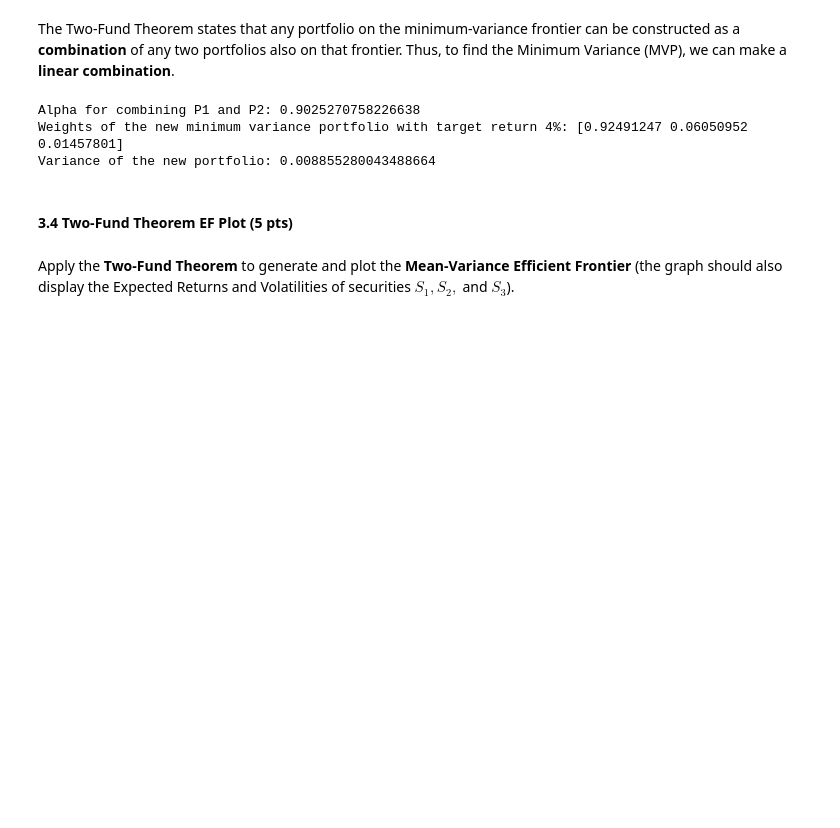
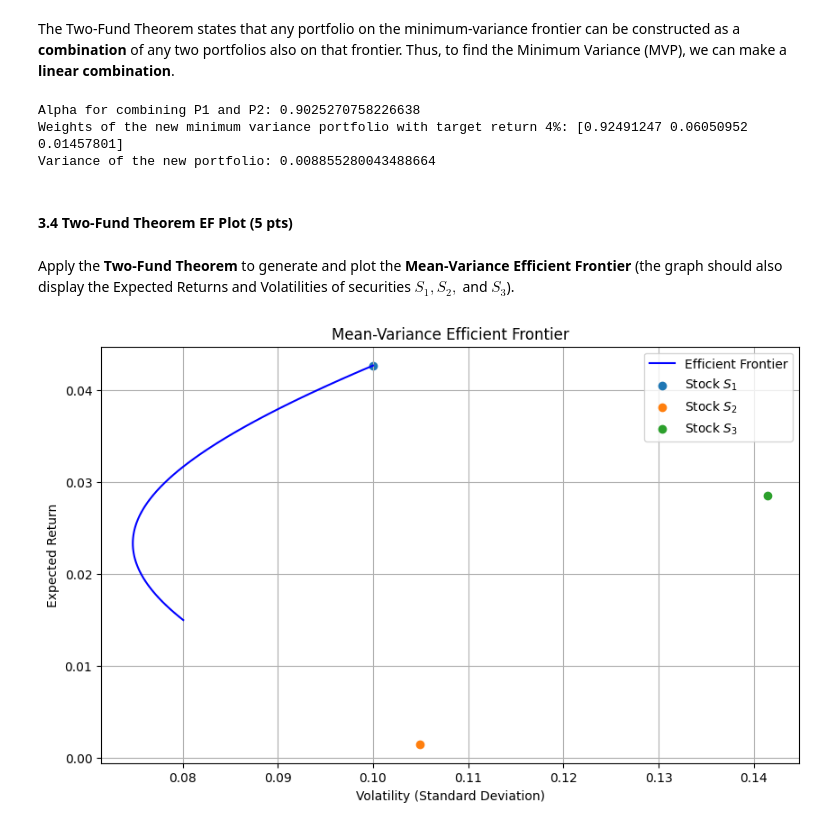
Before and after one commit to bs333/fe-630, a Jupyter notebook: FE630 - Homework/FE630 - Homework #2/fe630-hw2-md/fe630-hw2.ipynb, the cells around one changed output. Saved outputs shown, nothing was run; the diff lists cells and outputs as text; code cells hidden in the pictures; blank space fills up the shorter version.

```diff
--- a/FE630 - Homework/FE630 - Homework #2/fe630-hw2-md/fe630-hw2.ipynb
+++ b/FE630 - Homework/FE630 - Homework #2/fe630-hw2-md/fe630-hw2.ipynb
@@ -480,3 +480,27 @@ Variance of the new portfolio: 0.008855280043488664
 #### 3.4 Two-Fund Theorem EF Plot (5 pts)
 # %% [markdown]
 Apply the **Two-Fund Theorem** to generate and plot the **Mean-Variance Efficient Frontier** (the graph should also display the Expected Returns and Volatilities of securities $S_1, S_2,$ and $S_3$).
+# %%
+# Generate portfolios on the efficient frontier
+alphas = np.linspace(0, 1, 100)
+portfolio_weights = np.array([alpha * optimal_weights_P1 + (1 - alpha) * optimal_weights_P2 for alpha in alphas])
+portfolio_returns = np.dot(portfolio_weights, mu)
+portfolio_volatilities = np.array([np.sqrt(np.dot(weights.T, np.dot(Sigma, weights))) for weights in portfolio_weights])
+
+# Plotting the Efficient Frontier
+plt.figure(figsize=(10, 6))
+plt.plot(portfolio_volatilities, portfolio_returns, 'b-', label='Efficient Frontier')
+plt.xlabel('Volatility (Standard Deviation)')
+plt.ylabel('Expected Return')
+plt.title('Mean-Variance Efficient Frontier')
+
+# Plot individual securities
+for i in range(len(mu)):
+    std_dev = np.sqrt(Sigma[i, i])
+    plt.scatter(std_dev, mu[i], marker='o', label=f'Stock $S_{i+1}$')
+
+plt.legend()
+plt.grid(True)
+plt.show()
+# %% [output]
+[figure, added]
```
